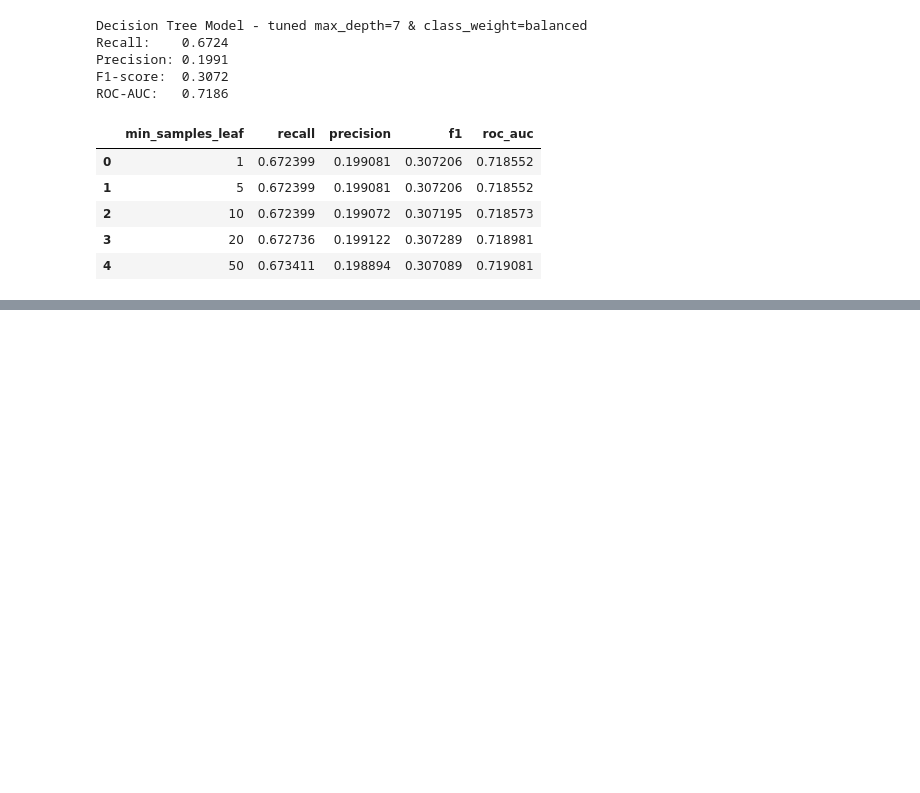
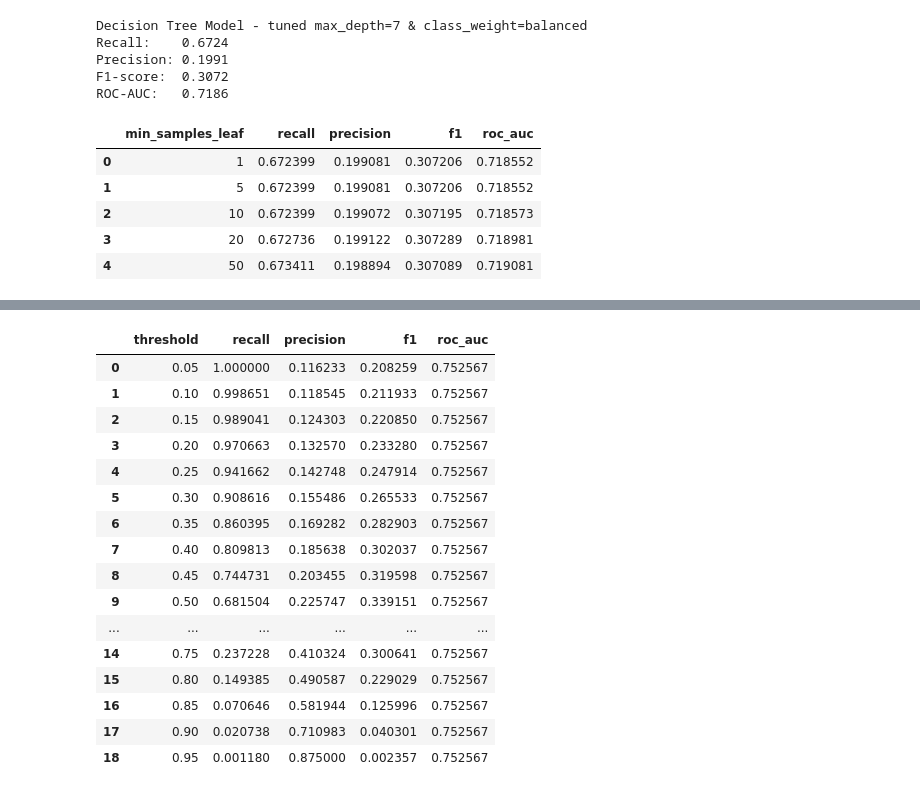
Before and after one commit to codevalhalla/ml-credit-risk-modeling, a Jupyter notebook: notebooks/03_model_training.ipynb, the cells around one changed output, grey strips where cells are left out. Cells and saved outputs as stored; diff of their text form; code cells hidden in the pictures; blank space fills up the shorter version.

Commit message:
trained and tuned randomforest classifer and XGBoost
- Selected XGBoost as the best model

```diff
--- a/notebooks/03_model_training.ipynb
+++ b/notebooks/03_model_training.ipynb
@@ -458,0 +599,2 @@ model_comparison_df
+# %%
+xgb_base.fit(X_train_sub,y_train_sub)
@@ -458,0 +634,3 @@ model_comparison_df
+# %%
+scale_pos_weight = ((y_train_sub==0).sum())/((y_train_sub==1).sum())
+scale_pos_weight
@@ -458,0 +760,14 @@ model_comparison_df
+# %%
+y_val_proba = best_xgb.predict_proba(X_val)[:, 1]
+y_val_pred = best_xgb.predict(X_val)
+
+recall = recall_score(y_val, y_val_pred)
+precision = precision_score(y_val, y_val_pred)
+f1 = f1_score(y_val, y_val_pred)
+roc_auc = roc_auc_score(y_val, y_val_proba)
+
+print("XGBoost (RandomizedSearchCV) - Validation Metrics")
+print(f"Recall:    {recall:.4f}")
+print(f"Precision: {precision:.4f}")
+print(f"F1-score:  {f1:.4f}")
+print(f"ROC-AUC:   {roc_auc:.4f}")
@@ -458,0 +806,43 @@ model_comparison_df
+# %%
+thresholds = np.linspace(0.05, 0.95, 19)
+
+threshold_results = []
+
+for t in thresholds:
+    y_val_pred = (y_val_proba >= t).astype(int)
+
+    recall = recall_score(y_val, y_val_pred)
+    precision = precision_score(y_val, y_val_pred)
+    f1 = f1_score(y_val, y_val_pred)
+    roc_auc = roc_auc_score(y_val, y_val_proba)  # threshold independent
+
+    threshold_results.append({
+        "threshold": t,
+        "recall": recall,
+        "precision": precision,
+        "f1": f1,
+        "roc_auc": roc_auc
+    })
+
+# Results DataFrame
+df_xgb_thresholds = pd.DataFrame(threshold_results)
+
+df_xgb_thresholds
+# %% [output]
+|  | threshold | recall | precision | f1 | roc_auc |
+| 0 | 0.05 | 1.000000 | 0.116233 | 0.208259 | 0.752567 |
+| 1 | 0.10 | 0.998651 | 0.118545 | 0.211933 | 0.752567 |
+| 2 | 0.15 | 0.989041 | 0.124303 | 0.220850 | 0.752567 |
+| 3 | 0.20 | 0.970663 | 0.132570 | 0.233280 | 0.752567 |
+| 4 | 0.25 | 0.941662 | 0.142748 | 0.247914 | 0.752567 |
+| 5 | 0.30 | 0.908616 | 0.155486 | 0.265533 | 0.752567 |
+| 6 | 0.35 | 0.860395 | 0.169282 | 0.282903 | 0.752567 |
+| 7 | 0.40 | 0.809813 | 0.185638 | 0.302037 | 0.752567 |
+| 8 | 0.45 | 0.744731 | 0.203455 | 0.319598 | 0.752567 |
+| 9 | 0.50 | 0.681504 | 0.225747 | 0.339151 | 0.752567 |
+| ... | ... | ... | ... | ... | ... |
+| 14 | 0.75 | 0.237228 | 0.410324 | 0.300641 | 0.752567 |
+| 15 | 0.80 | 0.149385 | 0.490587 | 0.229029 | 0.752567 |
+| 16 | 0.85 | 0.070646 | 0.581944 | 0.125996 | 0.752567 |
+| 17 | 0.90 | 0.020738 | 0.710983 | 0.040301 | 0.752567 |
+| 18 | 0.95 | 0.001180 | 0.875000 | 0.002357 | 0.752567 |
```
Also changed, not shown: parts of 23 cells of this notebook.
